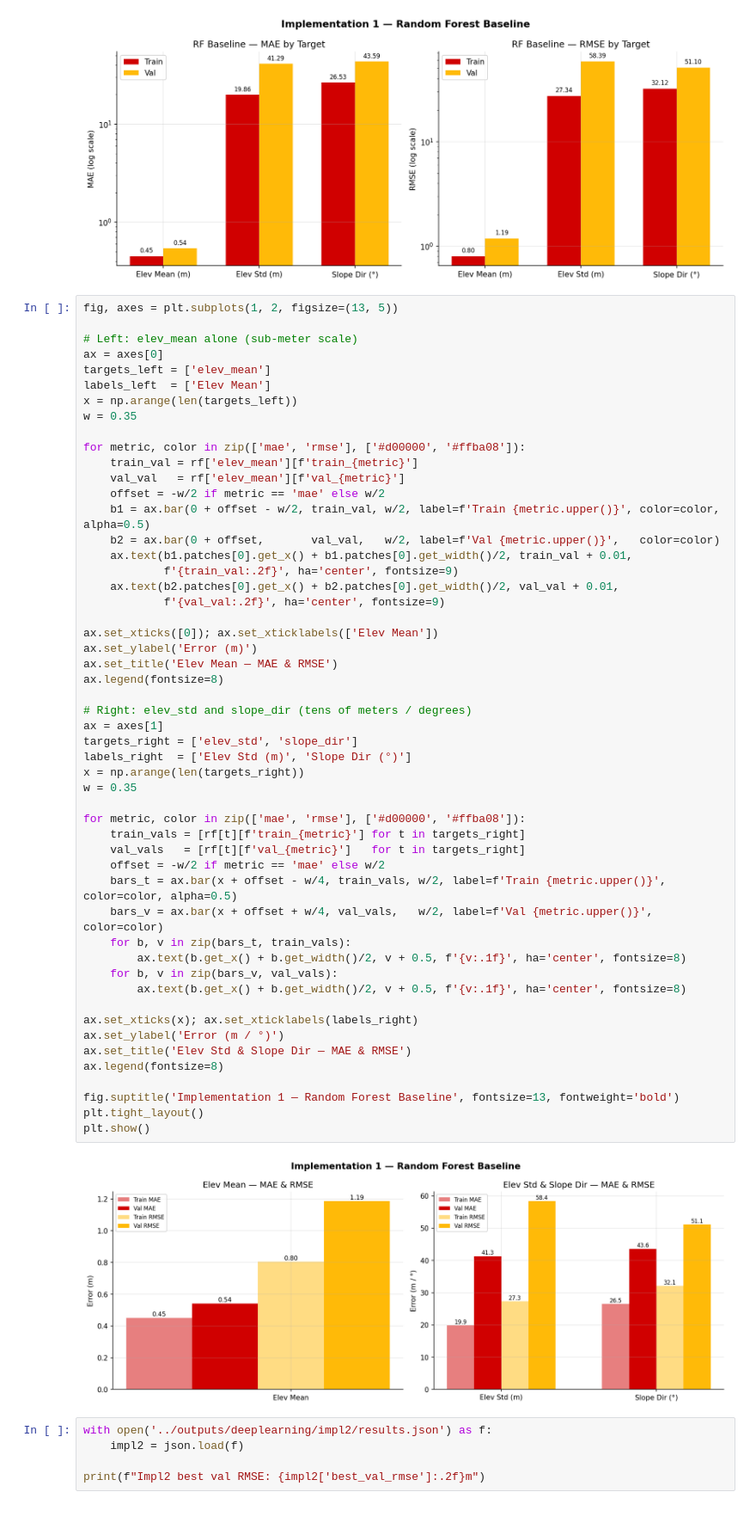
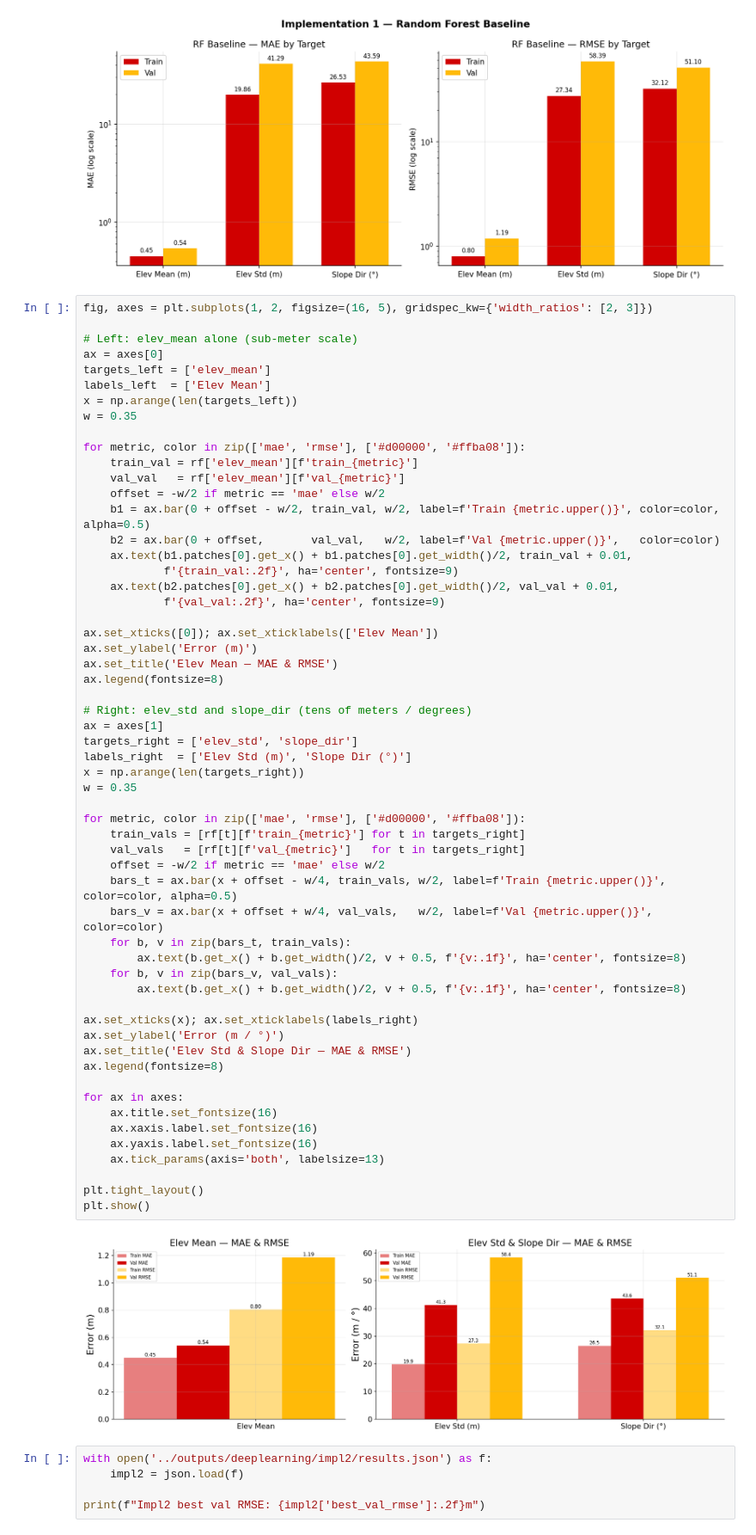
Before and after one commit to harshithkethavath/MarsDEMNet, a Jupyter notebook: notebooks/plots.ipynb, the cells around one changed output. Shown at 86% size. Cells and saved outputs as stored; diff of their text form.

```diff
--- a/notebooks/plots.ipynb
+++ b/notebooks/plots.ipynb
@@ -53,7 +53,7 @@ plt.show()
 # %% [output]
 [figure]
 # %%
-fig, axes = plt.subplots(1, 2, figsize=(13, 5))
+fig, axes = plt.subplots(1, 2, figsize=(16, 5), gridspec_kw={'width_ratios': [2, 3]})
 
 # Left: elev_mean alone (sub-meter scale)
 ax = axes[0]
@@ -77,35 +77,40 @@ ax.set_xticks([0]); ax.set_xticklabels(['Elev Mean'])
 ax.set_ylabel('Error (m)')
 ax.set_title('Elev Mean — MAE & RMSE')
 ax.legend(fontsize=8)
 
 # Right: elev_std and slope_dir (tens of meters / degrees)
 ax = axes[1]
 targets_right = ['elev_std', 'slope_dir']
 labels_right  = ['Elev Std (m)', 'Slope Dir (°)']
 x = np.arange(len(targets_right))
 w = 0.35
 
 for metric, color in zip(['mae', 'rmse'], ['#d00000', '#ffba08']):
     train_vals = [rf[t][f'train_{metric}'] for t in targets_right]
     val_vals   = [rf[t][f'val_{metric}']   for t in targets_right]
     offset = -w/2 if metric == 'mae' else w/2
     bars_t = ax.bar(x + offset - w/4, train_vals, w/2, label=f'Train {metric.upper()}', color=color, alpha=0.5)
     bars_v = ax.bar(x + offset + w/4, val_vals,   w/2, label=f'Val {metric.upper()}',   color=color)
     for b, v in zip(bars_t, train_vals):
         ax.text(b.get_x() + b.get_width()/2, v + 0.5, f'{v:.1f}', ha='center', fontsize=8)
     for b, v in zip(bars_v, val_vals):
         ax.text(b.get_x() + b.get_width()/2, v + 0.5, f'{v:.1f}', ha='center', fontsize=8)
 
 ax.set_xticks(x); ax.set_xticklabels(labels_right)
 ax.set_ylabel('Error (m / °)')
 ax.set_title('Elev Std & Slope Dir — MAE & RMSE')
 ax.legend(fontsize=8)
 
-fig.suptitle('Implementation 1 — Random Forest Baseline', fontsize=13, fontweight='bold')
+for ax in axes:
+    ax.title.set_fontsize(16)
+    ax.xaxis.label.set_fontsize(16)
+    ax.yaxis.label.set_fontsize(16)
+    ax.tick_params(axis='both', labelsize=13)
+
 plt.tight_layout()
 plt.show()
 # %% [output]
-[figure, old version]
+[figure, new version]
 # %%
 with open('../outputs/deeplearning/impl2/results.json') as f:
     impl2 = json.load(f)
```
Also changed, not shown: parts of 5 cells of this notebook, 1 other file.
